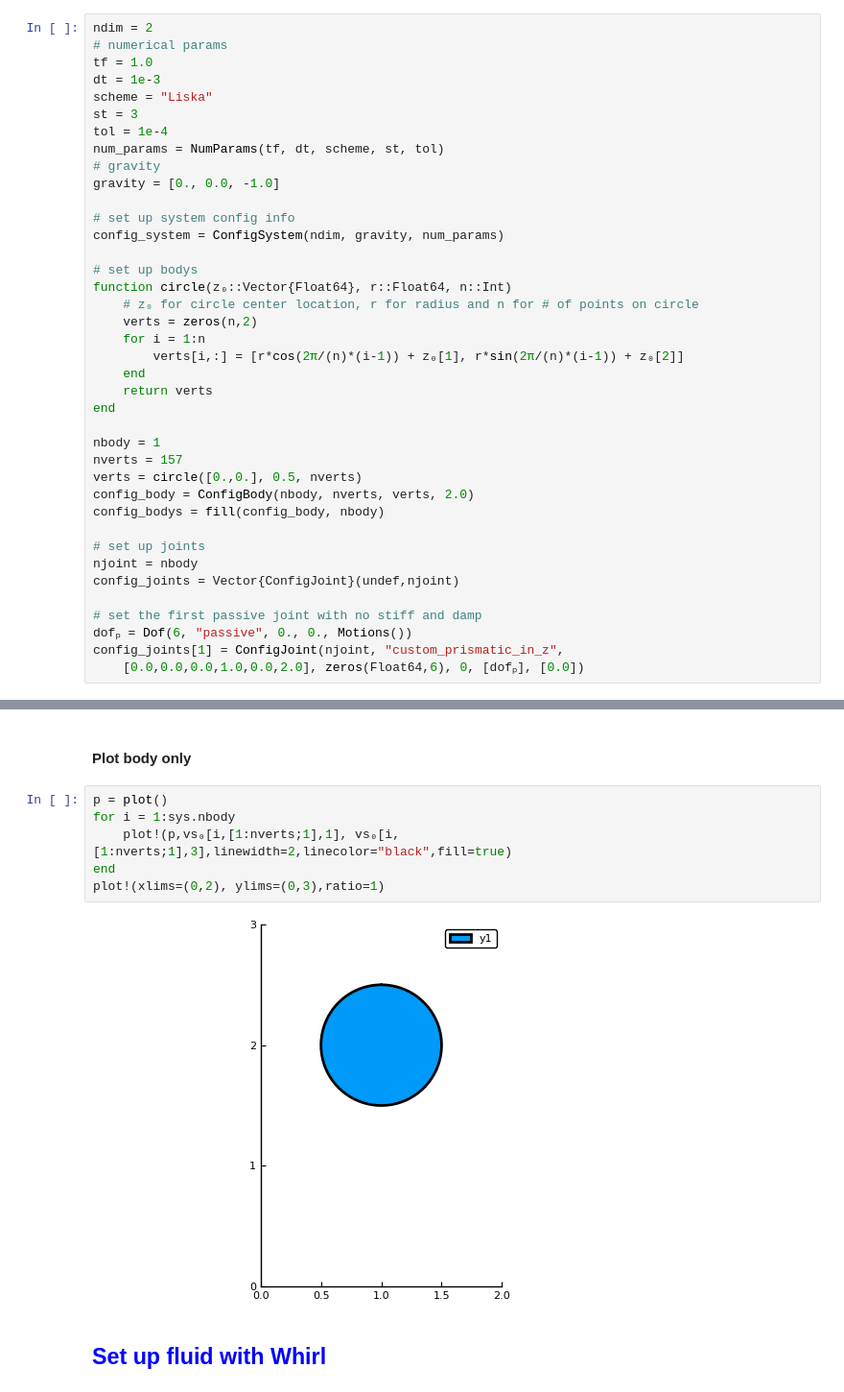
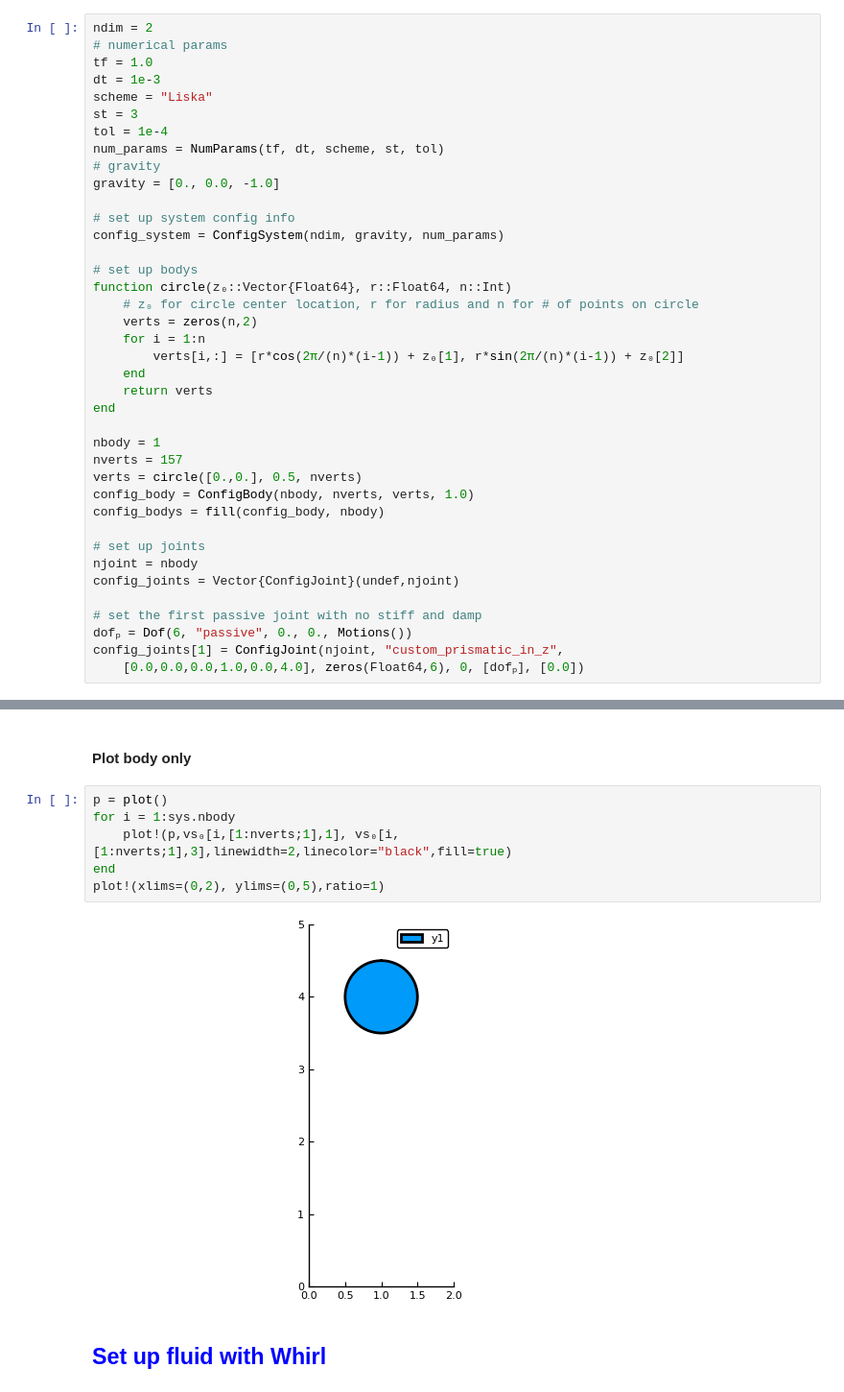
Before and after one commit to ruizhi92/FSI.jl, a Jupyter notebook: examples/TimeMarching-FallingCylinder.ipynb, the cells around one changed output, grey strips where cells are left out. Shown at 96% size. Saved outputs shown, nothing was run; the diff lists cells and outputs as text.

```diff
--- a/examples/TimeMarching-FallingCylinder.ipynb
+++ b/examples/TimeMarching-FallingCylinder.ipynb
@@ -63,7 +52,7 @@ end
 nbody = 1
 nverts = 157
 verts = circle([0.,0.], 0.5, nverts)
-config_body = ConfigBody(nbody, nverts, verts, 2.0)
+config_body = ConfigBody(nbody, nverts, verts, 1.0)
 config_bodys = fill(config_body, nbody)
 
 # set up joints
@@ -73,6 +62,6 @@ config_joints = Vector{ConfigJoint}(undef,njoint)
 # set the first passive joint with no stiff and damp
 dofₚ = Dof(6, "passive", 0., 0., Motions())
 config_joints[1] = ConfigJoint(njoint, "custom_prismatic_in_z",
-    [0.0,0.0,0.0,1.0,0.0,2.0], zeros(Float64,6), 0, [dofₚ], [0.0])
+    [0.0,0.0,0.0,1.0,0.0,4.0], zeros(Float64,6), 0, [dofₚ], [0.0])
 # %% [output]
  joint type = custom_prismatic_in_z
@@ -112,11 +98,11 @@ vs₀ = VertsHistory(sys.nbody, bs);
 # %%
 p = plot()
 for i = 1:sys.nbody
     plot!(p,vs₀[i,[1:nverts;1],1], vs₀[i,[1:nverts;1],3],linewidth=2,linecolor="black",fill=true)
 end
-plot!(xlims=(0,2), ylims=(0,3),ratio=1)
+plot!(xlims=(0,2), ylims=(0,5),ratio=1)
 # %% [output]
-[figure, old version]
+[figure, new version]
 # %% [markdown]
 ## <span style="color:blue"> Set up fluid with Whirl </span>
 # %% [markdown]
```
Also changed, not shown: parts of 33 cells of this notebook, 7 other files.
